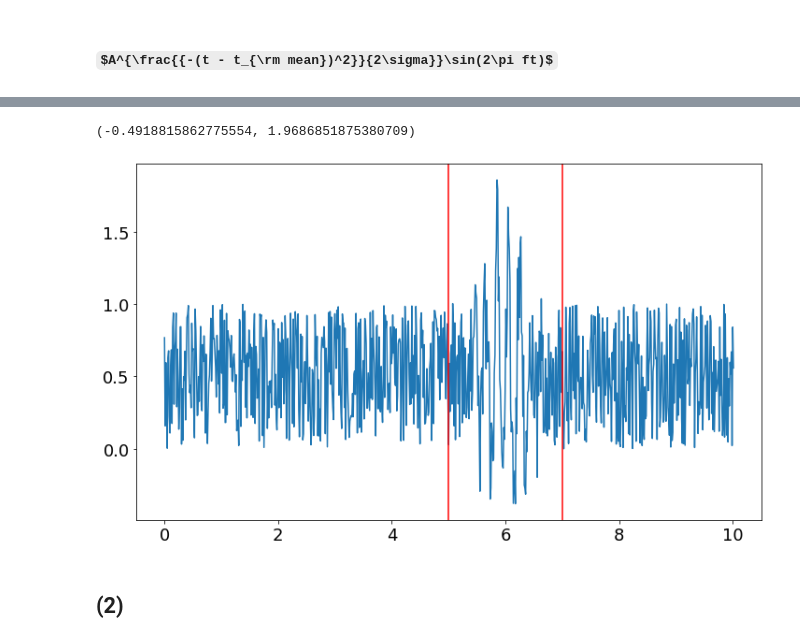
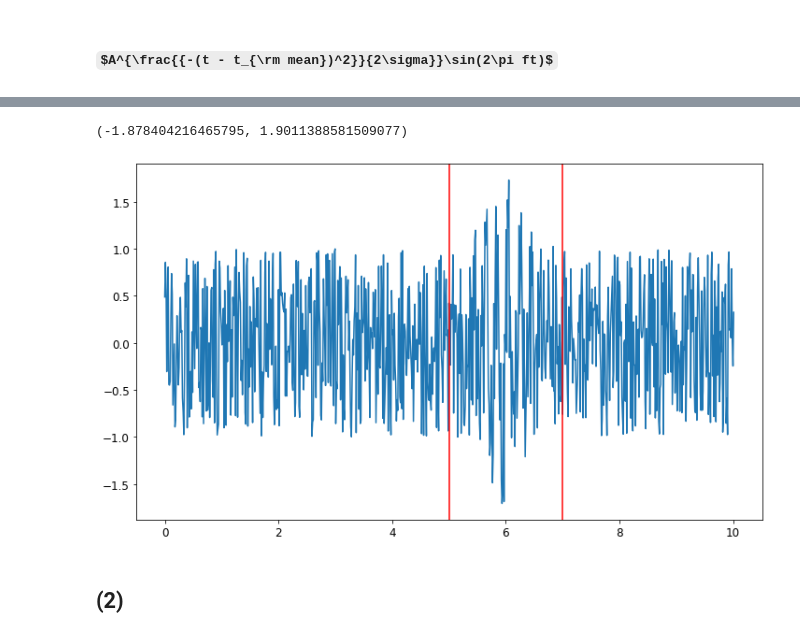
Before and after one commit to lizkapelevich/PrePyCBC, a Jupyter notebook: Precursor_to_Project.ipynb, the cells around one changed output, grey strips where cells are left out. Drawn from its saved outputs; the diff is of its cells as text; code cells hidden in the pictures; some formulas as TeX source.

```diff
--- a/Precursor_to_Project.ipynb
+++ b/Precursor_to_Project.ipynb
@@ -38,9 +24,9 @@ def get_noise(t_0, t_end, del_T):
 
     INPUT:
     ------
-      t_0 : start time of noise
+    t_0 : start time of noise
     t_end : end time of noise
-      del_T : interval of time between each value
+    del_T : interval of time between each value
 
     RETURNS:
     --------
@@ -55,7 +41,8 @@ def get_noise(t_0, t_end, del_T):
 
     time_series = np.arange(t_0, t_end + del_T_prime, del_T_prime)  # array from beginning to end of noise time stamp
                                                                     # with increments of the standard deviation
-    noise = np.random.random(len(time_series))                      # random values with same length as time_series
+    noise = -1 + 2 * np.random.random(len(time_series))             # random values with same length as time_series
+
     return (time_series, noise, del_T_prime)
 # %% [markdown]
 ## $A^{\frac{{-(t - t_{\rm mean})^2}}{2\sigma}}\sin(2\pi ft)$
@@ -112,19 +88,18 @@ def final_data(a, t_signal_start, t_signal_end, t_noise_start, t_noise_end,
 
     INPUT:
     ------
-             A : amplitude
-             f : frequency
-         sigma : standard deviation
-         del_T : interval of time between each value
-   t_noise_end : end time of noise
-  t_signal_end : end time of signal
- t_noise_start : start time of noise
-t_signal_start : start time of signal
+    A : amplitude
+    f : frequency
+    sigma : standard deviation
+    t_noise_end : end time of noise
+    t_signal_end : end time of signal
+    t_noise_start : start time of noise
+    t_signal_start : start time of signal
+    del_T : interval of time between each value
 
     RETURNS:
     --------
-    The calculation for cross-correlating a signal embedded
-    within random noise with zero-padding if necessary.
+    The calculation for embedding a signal within random noise.
 
     """
     time_series_signal, signal_values, del_T_signal = get_signal(a, t_signal_start, t_signal_end,
@@ -150,15 +125,5 @@ t_signal_start : start time of signal
 
     return (time_series_noise, alldata)
 # %%
-a = 1
-signal_start_time = 5
-signal_end_time = 7
-t_duration = signal_end_time - signal_start_time
-noise_start_time = 0
-noise_end_time = 10
-del_T = 0.012
-f = 5
-sigma = 0.1
-times, alldata = final_data(a, signal_start_time, signal_end_time, noise_start_time,
-                           noise_end_time, del_T, f, sigma)
-plt.plot(times, alldata)
+times, alldata = final_data(a, signal_start_time, signal_end_time,
+                            noise_start_time, noise_end_time, del_T, f, sigma)
@@ -168,14 +130,14 @@ plt.plot(times, alldata)
 # %%
-plt.rcParams.update({'font.size': 18})
+plt.rcParams.update({'font.size': 12})
 plt.figure(figsize=(12,7))
 plt.plot(times, alldata)
 ax = plt.gca()
 ylim = ax.get_ylim()
 plt.plot([5, 5], ylim, 'r-')
 plt.plot([7, 7], ylim, 'r-')
 plt.ylim(ylim)
 # %% [output]
-(-0.4918815862775554, 1.9686851875380709)
+(-1.878404216465795, 1.9011388581509077)
-[figure, old version]
+[figure, new version]
 # %% [markdown]
 ## (2)
```
Also changed, not shown: parts of 10 cells of this notebook.
